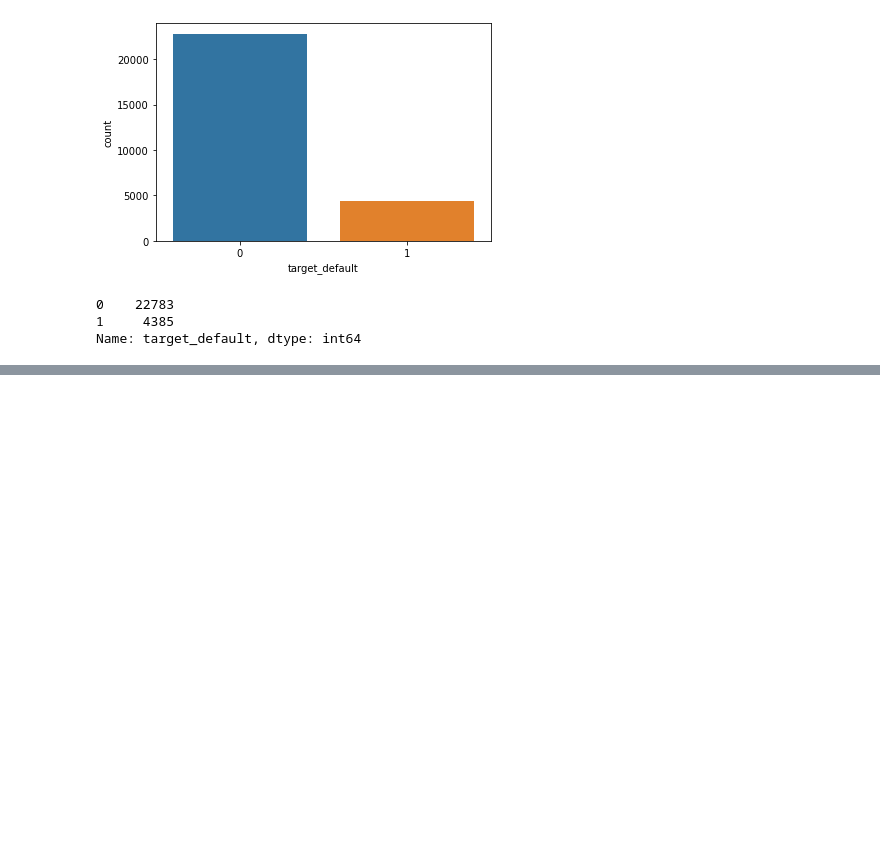
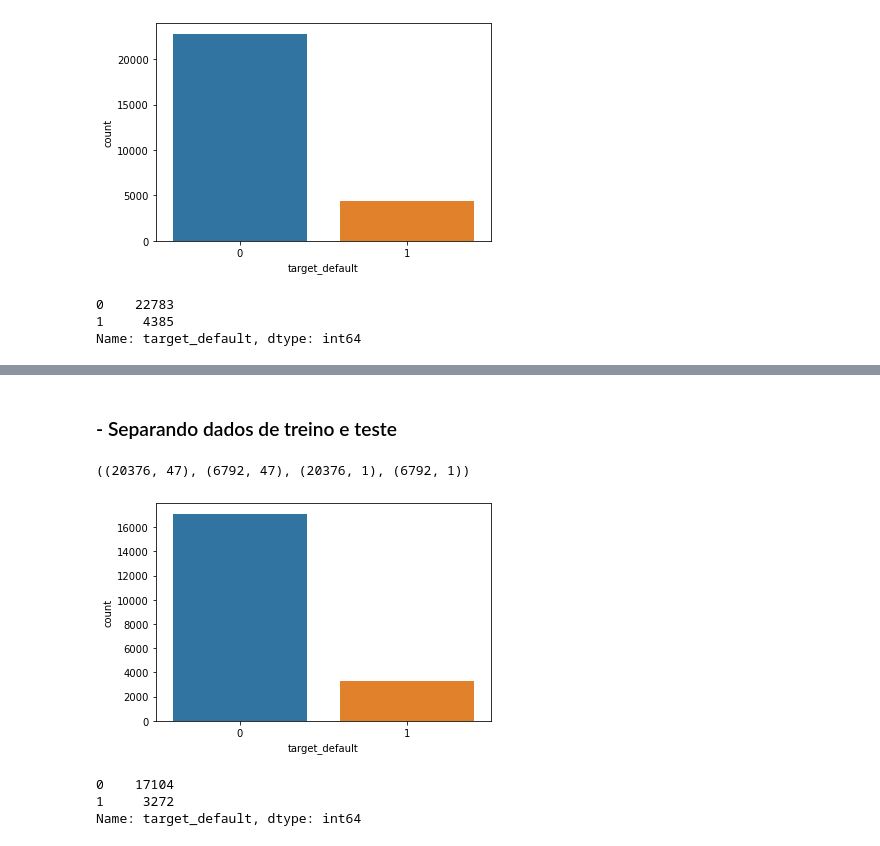
Before and after one commit to dev-daniel-amorim/DS-Analise_de_risco, a Jupyter notebook: Analise de risco II.ipynb, the cells around one changed output, grey strips where cells are left out. Saved outputs shown, nothing was run; the diff lists cells and outputs as text; code cells hidden in the pictures; blank space fills up the shorter version.

```diff
--- a/Analise de risco II.ipynb
+++ b/Analise de risco II.ipynb
@@ -697,0 +700,12 @@ Desequilibrio grau moderado
+# %%
+from sklearn.preprocessing import StandardScaler
+
+# Separando X e y
+X = df.drop('target_default', axis=1)
+y = df[['target_default']]
+
+# instanciando a classe
+scaler = StandardScaler().fit(X)
+
+# normalizando
+X_padro = scaler.transform(X)
@@ -710,0 +784,25 @@ df.shape
+# %% [markdown]
+### - Separando dados de treino e teste
+# %%
+# temos que converter o array X_padro para dataframe X_padrodf
+# ou teremos problema com metodo iloc na função artesanal abaixo
+X_padrodf = pd.DataFrame(X_padro, columns=X.columns)
+# %%
+from sklearn.model_selection import train_test_split
+
+# Separando treino e teste (O teste a gente esquece por enquanto)
+X_treino, X_test, y_treino, y_test = train_test_split(X_padrodf, y)
+
+X_treino.shape, X_test.shape, y_treino.shape, y_test.shape
+# %% [output]
+((20376, 47), (6792, 47), (20376, 1), (6792, 1))
+# %%
+# y_treino continua desbalanceado
+sns.countplot(x =y_treino['target_default'])
+plt.show()
+y_treino['target_default'].value_counts()
+# %% [output]
+[figure, added]
+0    17104
+1     3272
+Name: target_default, dtype: int64
```
Also changed, not shown: parts of 32 cells of this notebook.
